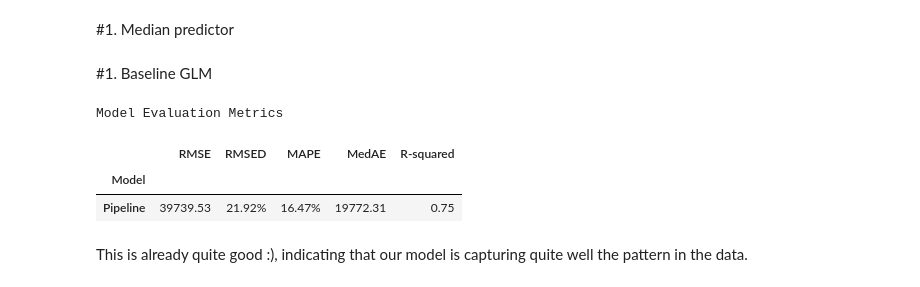
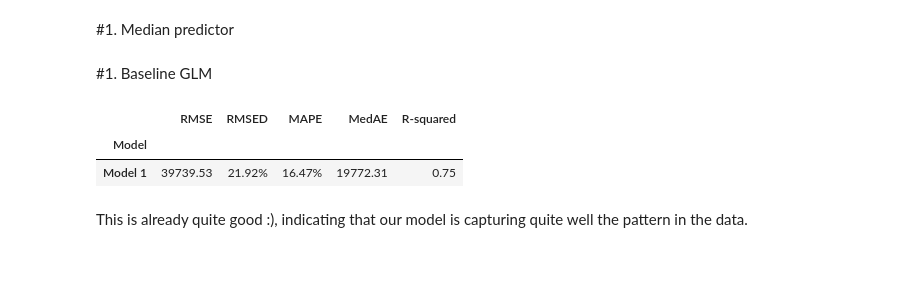
Before and after one commit to congminh-nguyen/ames_project, a Jupyter notebook: notebooks/model.ipynb, the cells around one changed output. Saved outputs shown, nothing was run; the diff lists cells and outputs as text; code cells hidden in the pictures.

```diff
--- a/notebooks/model.ipynb
+++ b/notebooks/model.ipynb
@@ -100,36 +113,35 @@ y_test = test_df['saleprice']
 # %%
 baseline_preprocessor = ColumnTransformer(
     transformers=[
         (
             "group_impute",
             LotFrontageGroupMedianImputer(
                 group_cols=['neighborhood', 'lot_config'],
                 target_col='lot_frontage'
             ),
             ['neighborhood', 'lot_config', 'lot_frontage'],
         ),
-        ("cat", OneHotEncoder(sparse_output=False, drop="first"), nominal_features),
+        ("cat", OneHotEncoder(sparse_output=False, drop="first", handle_unknown='ignore'), nominal_features),
     ]
 )
 baseline_preprocessor.set_output(transform="pandas")
 baseline_GLM_model_pipeline = Pipeline(
     [
         ("preprocess", baseline_preprocessor),
         (
             "estimate",
             GeneralizedLinearRegressor(
                 family='gamma', l1_ratio=1, fit_intercept=True
             ),
         ),
     ]
 )
 baseline_GLM_model_pipeline.fit(X_train, y_train)
 reevaluate_models([baseline_GLM_model_pipeline], X_train, y_train)
 # %% [output]
-Model Evaluation Metrics
 |  | RMSE | RMSED | MAPE | MedAE | R-squared |
 | Model |  |  |  |  |  |
-| Pipeline | 39739.53 | 21.92% | 16.47% | 19772.31 | 0.75 |
+| Model 1 | 39739.53 | 21.92% | 16.47% | 19772.31 | 0.75 |
 # %% [markdown]
 This is already quite good :), indicating that our model is capturing quite well the pattern in the data.
 # %% [markdown]
```
Also changed, not shown: parts of 30 cells of this notebook, 7 other files.
